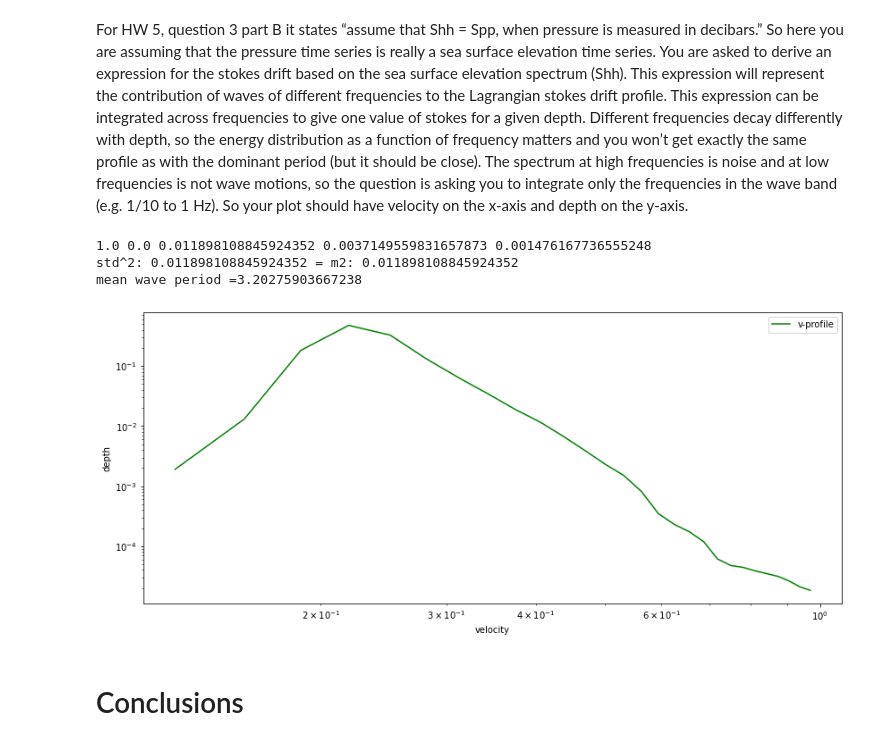
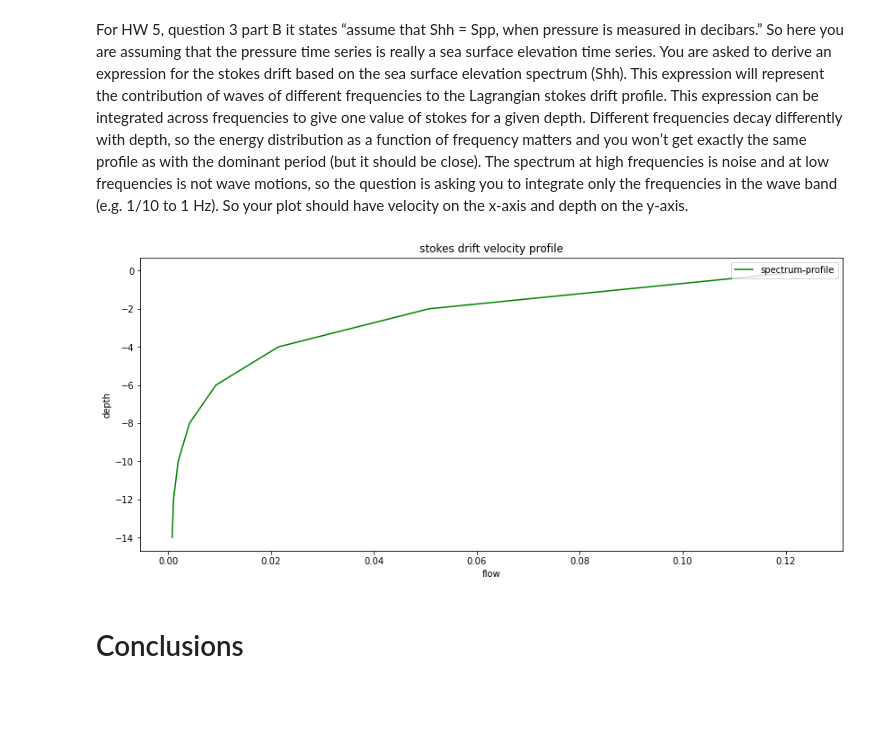
Before and after one commit to Wzesk/waves, a Jupyter notebook: wave_hw/stokes_drift/stokes_drift.ipynb, the cells around one changed output. Cells and saved outputs as stored; diff of their text form; code cells hidden in the pictures; blank space fills up the shorter version.

Commit message:
added stokes drive velocity profile

```diff
--- a/wave_hw/stokes_drift/stokes_drift.ipynb
+++ b/wave_hw/stokes_drift/stokes_drift.ipynb
@@ -107,51 +107,43 @@ CB_data = CB_data.transpose()
 depths=np.arange(10,0,-1)
 
 fig, (axs1) = plt.subplots(1, 1,figsize=(14, 6))
 
 titles =["stokes drift velocity profile"]
 colors = ["green"]
-labels=["v-profile"]
+labels=["spectrum-profile"]
 
 pf, CB_Pxx_press = signal.welch(CB_data[1], 32, nperseg=1024)
 CB_Pxx_surface = CB_Pxx_press #sea surface height above sensor is equal to pressure measured in decibars
 
 
 trim_f = []
 trim_surf = []
 for i in range(len(pf)):
     if pf[i] > 0.1 and pf[i] < 1:
         trim_f.append(pf[i])
         trim_surf.append(CB_Pxx_surface[i])
 
-psd = np.row_stack([trim_f,trim_surf])
+#psd = np.row_stack([trim_f,trim_surf])
 
-#zero moment is area under spectrum
-m0 = stats.moment(trim_surf,axis=None,moment=0)
-m1 = stats.moment(trim_surf,axis=None,moment=1)
-m2 = stats.moment(trim_surf,axis=None,moment=2)
-m3 = stats.moment(trim_surf,axis=None,moment=3)
-m4 = stats.moment(trim_surf,axis=None,moment=4)
-print(m0,m1,m2,m3,m4)
-s = np.std(trim_surf)
-print('std^2: '+str(s**2)+' = m2: '+str(m2)+'so m2 is the variance')#m2 is the variance
-wave_period = m2/m3
-print('mean wave period ='+str(wave_period))
+flow_depths = [0,-2,-4,-6,-8,-10,-12,-14]
+flows = []
+for depth in flow_depths:
+    drift_spectrum = wm.integrated_stoke_drift(trim_surf,trim_f,14,depth)
+    flows.append(np.sum(drift_spectrum))
 
 
 i=0
 for axs in fig.get_axes():
-    axs.loglog(trim_f,trim_surf,color=colors[i],label=labels[i])
-    axs.set(ylabel="depth", xlabel="velocity")
+    axs.plot(flows,flow_depths,color=colors[i],label=labels[i])
+    axs.set(ylabel="depth", xlabel="flow")
     axs.autoscale()
     axs.legend(loc='upper right')
+    axs.set_title(titles[i])
     i+=1
 
 
 plt.show()
 # %% [output]
-1.0 0.0 0.011898108845924352 0.0037149559831657873 0.001476167736555248
-std^2: 0.011898108845924352 = m2: 0.011898108845924352
-mean wave period =3.20275903667238
-[figure, old version]
+[figure, new version]
 # %% [markdown]
 # Conclusions
```
Also changed, not shown: 1 other file.
